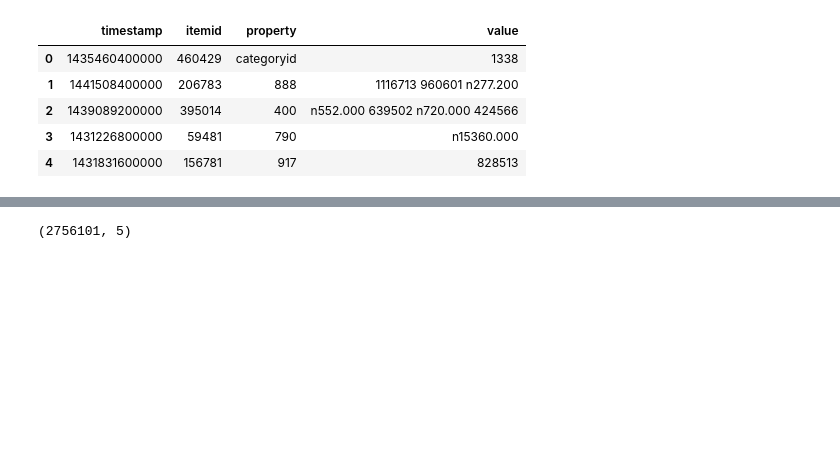
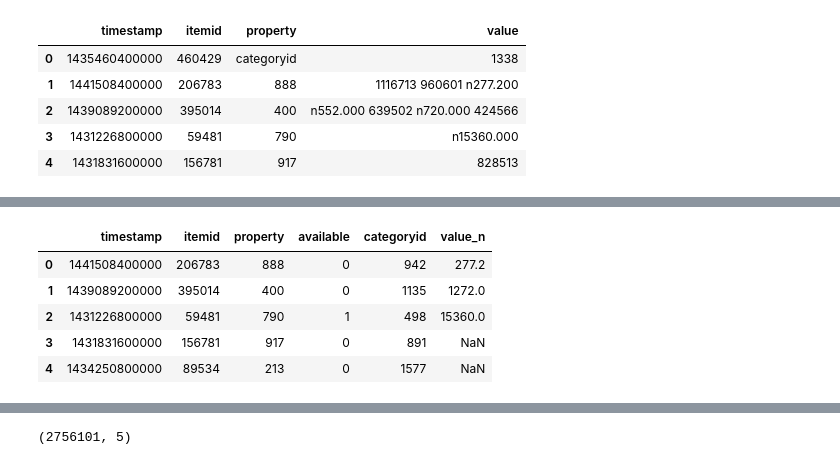
Before and after one commit to llawlaw23/Recommendation-System, a Jupyter notebook: analysis.ipynb, the cells around one changed output, grey strips where cells are left out. Saved outputs shown, nothing was run; the diff lists cells and outputs as text; code cells hidden in the pictures; blank space fills up the shorter version.

```diff
--- a/analysis.ipynb
+++ b/analysis.ipynb
@@ -43,0 +74,9 @@ props.head()
+# %%
+df_items.head()
+# %% [output]
+|  | timestamp | itemid | property | available | categoryid | value_n |
+| 0 | 1441508400000 | 206783 | 888 | 0 | 942 | 277.2 |
+| 1 | 1439089200000 | 395014 | 400 | 0 | 1135 | 1272.0 |
+| 2 | 1431226800000 | 59481 | 790 | 1 | 498 | 15360.0 |
+| 3 | 1431831600000 | 156781 | 917 | 0 | 891 | NaN |
+| 4 | 1434250800000 | 89534 | 213 | 0 | 1577 | NaN |
```
Also changed, not shown: parts of 108 cells of this notebook.
